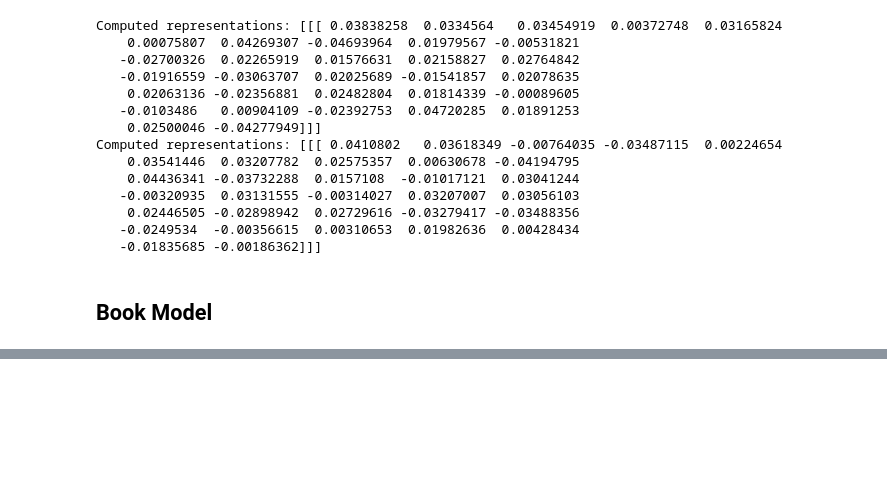
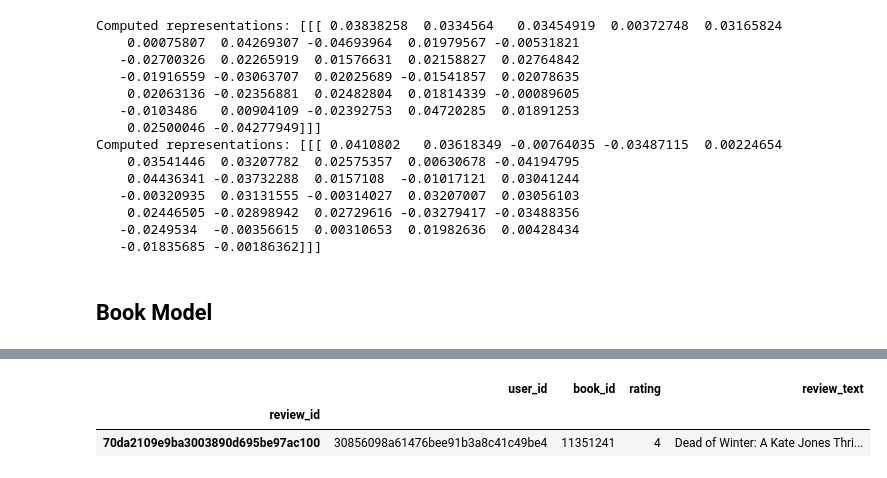
Before and after one commit to simon376/ds-recommender-project, a Jupyter notebook: 02_feature_processing.ipynb, the cells around one changed output, grey strips where cells are left out. Drawn from its saved outputs; the diff is of its cells as text; code cells hidden in the pictures; blank space fills up the shorter version.

```diff
--- a/02_feature_processing.ipynb
+++ b/02_feature_processing.ipynb
@@ -300,0 +417,7 @@ string indices must be integers
+# %%
+sample = df_reviews.sample(1)
+sample
+# %% [output]
+|  | user_id | book_id | rating | review_text |
+| review_id |  |  |  |  |
+| 70da2109e9ba3003890d695be97ac100 | 30856098a61476bee91b3a8c41c49be4 | 11351241 | 4 | Dead of Winter: A Kate Jones Thri... |
```
Also changed, not shown: parts of 12 cells of this notebook, 1 other file.
